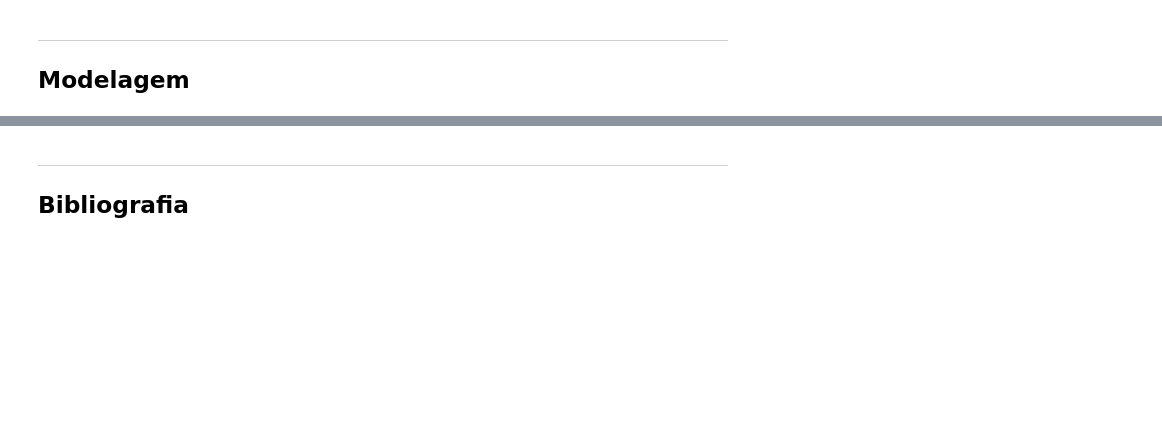
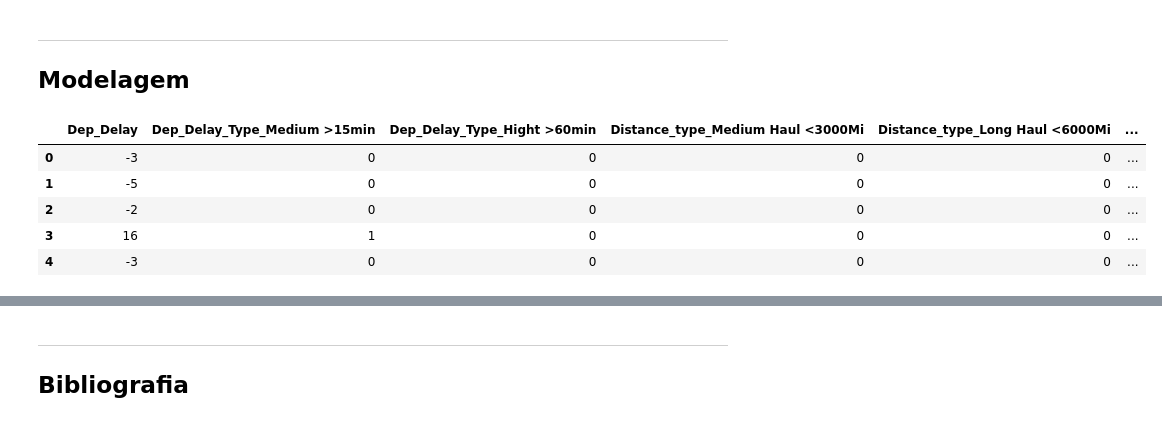
Before and after one commit to thomaskmk/cdados-3, a Jupyter notebook: teste.ipynb, the cells around one changed output, grey strips where cells are left out. Saved outputs shown, nothing was run; the diff lists cells and outputs as text; code cells hidden in the pictures; blank space fills up the shorter version.

```diff
--- a/teste.ipynb
+++ b/teste.ipynb
@@ -432,4 +429,14 @@ plt.show()
 # %% [markdown]
 ----
 ## Modelagem
+# %%
+dados_quant = dados[['Dep_Delay','Dep_Delay_Type_Medium >15min', 'Dep_Delay_Type_Hight >60min', 'Distance_type_Medium Haul <3000Mi', 'Distance_type_Long Haul <6000Mi', 'tavg', 'prcp', 'wspd', 'Month_2', 'Month_3', 'Month_4', 'Month_5', 'Month_6', 'Month_7','Month_8', 'Month_9', 'Month_10', 'Month_11', 'Month_12']]
+dados_quant.head(5)
+# %% [output]
+|  | Dep_Delay | Dep_Delay_Type_Medium >15min | Dep_Delay_Type_Hight >60min | Distance_type_Medium Haul <3000Mi | Distance_type_Long Haul <6000Mi | ... |
+| 0 | -3 | 0 | 0 | 0 | 0 | ... |
+| 1 | -5 | 0 | 0 | 0 | 0 | ... |
+| 2 | -2 | 0 | 0 | 0 | 0 | ... |
+| 3 | 16 | 1 | 0 | 0 | 0 | ... |
+| 4 | -3 | 0 | 0 | 0 | 0 | ... |
 # %%
```
Also changed, not shown: parts of 12 cells of this notebook.
